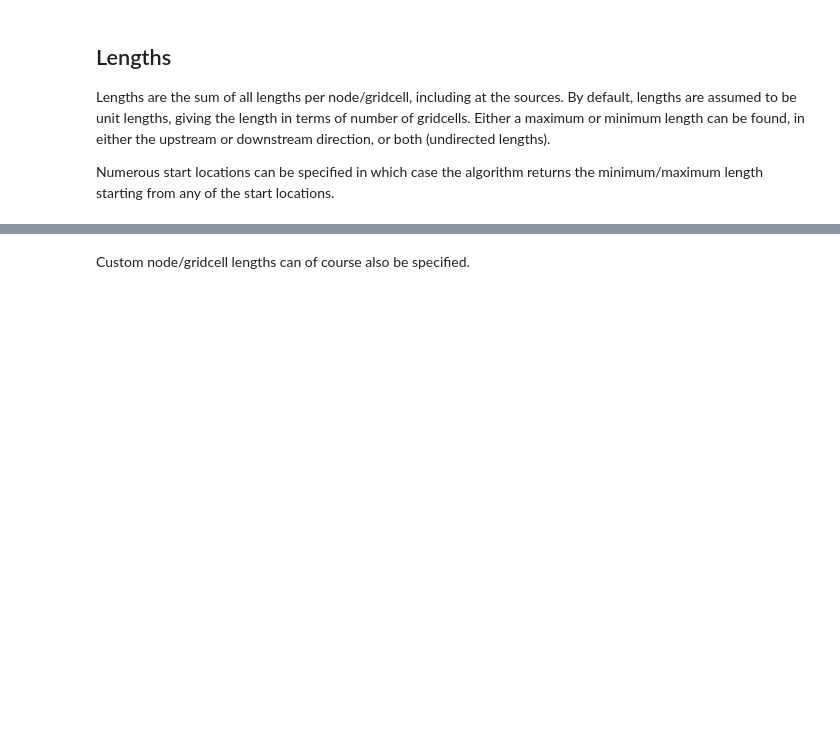
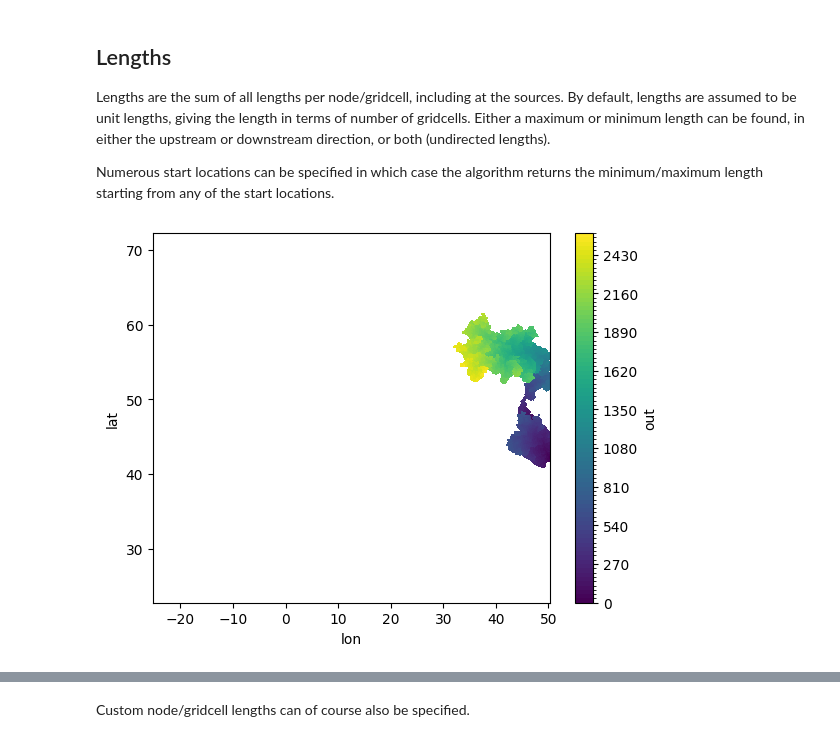
Before and after one commit to ecmwf/earthkit-hydro, a Jupyter notebook: docs/source/tutorials/distance_length.ipynb, the cells around one changed output, grey strips where cells are left out. Saved outputs shown, nothing was run; the diff lists cells and outputs as text; code cells hidden in the pictures; blank space fills up the shorter version.

```diff
--- a/docs/source/tutorials/distance_length.ipynb
+++ b/docs/source/tutorials/distance_length.ipynb
@@ -3,4 +3,4 @@ import earthkit.hydro as ekh
 import numpy as np
 import matplotlib.pyplot as plt
 
-network = ekh.river_network.load("efas", "5")
+network = ekh.river_network.load("efas", "5", use_cache=False)
@@ -16,11 +18,13 @@ Lengths are the sum of all lengths per node/gridcell, including at the sources.
 Numerous start locations can be specified in which case the algorithm returns the minimum/maximum length starting from any of the start locations.
 # %%
 da = ekh.length.min(network, locations = {
-    "station_1": (60,90),
-    "station_2": (55, 90)
+    "gauge_1": (47.04166666666667, 47.40833333333333),
+    "gauge_2": (42.225, 50.24)
 }, upstream=True, downstream=False)
 
 da.plot.contourf(cmap="viridis", levels=100)
 plt.show()
+# %% [output]
+[figure, added]
 # %%
 da = ekh.length.min(network, locations = {
```
Also changed, not shown: parts of 9 cells of this notebook, 10 other files.
